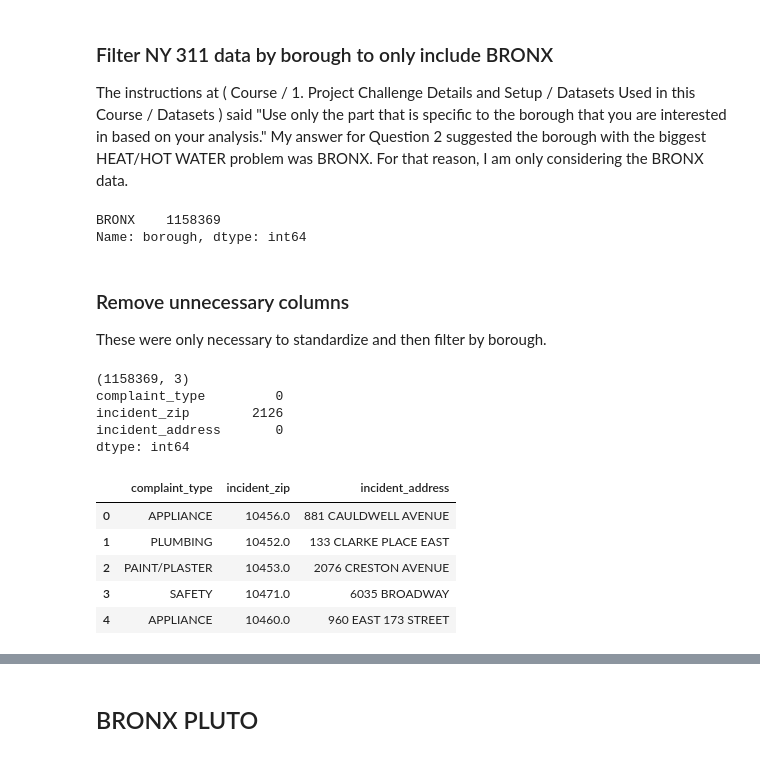
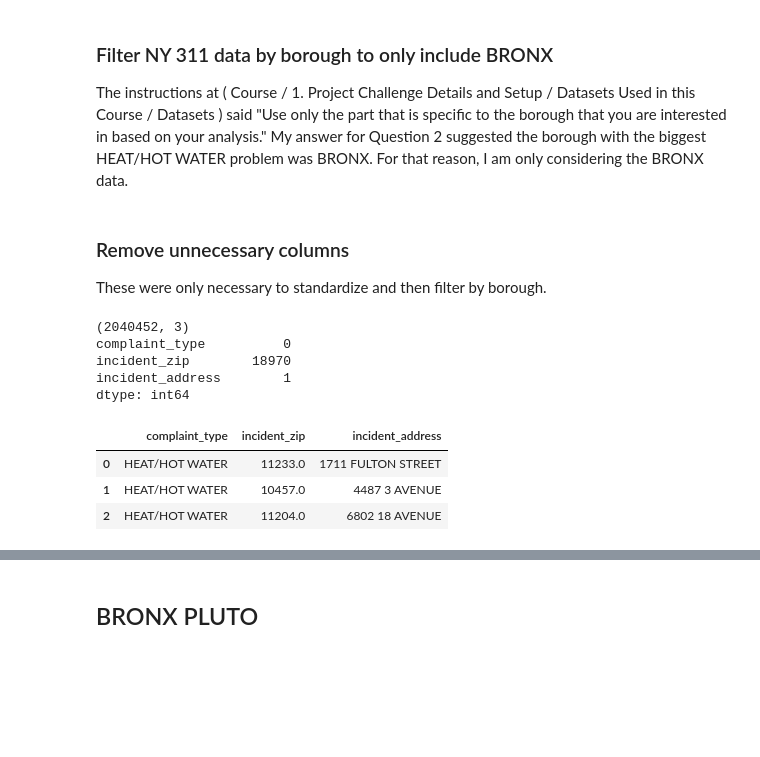
Before and after one commit to JeffBohn/notebooks, a Jupyter notebook: Courses/IBM-DS0720EN-Capstone/notebook3.ipynb, the cells around one changed output, grey strips where cells are left out. Drawn from its saved outputs; the diff is of its cells as text; code cells hidden in the pictures; blank space fills up the shorter version.

```diff
--- a/Courses/IBM-DS0720EN-Capstone/notebook3.ipynb
+++ b/Courses/IBM-DS0720EN-Capstone/notebook3.ipynb
@@ -77,7 +86,7 @@ Observations with missing or malformed data elements will need to be corrected o
 b311.drop(['created_date','street_name','address_type','resolution_description','closed_date','location_type','status','unique_key','latitude','longitude'], axis=1, inplace=True)
 #Only use the combined "heating and hot water" complaints determined from Question 1.
 b311['complaint_type'] = b311['complaint_type'].str.upper()
-b311.drop(b311[b311["complaint_type"].isin(["HEAT/HOT WATER","HEATING"])==True].index, axis=0, inplace=True)
+b311.drop(b311[b311["complaint_type"].isin(["HEAT/HOT WATER","HEATING"])==False].index, axis=0, inplace=True)
 b311.reset_index(drop=True, inplace=True)
 #Adjust all relevant strings to uppercase so different casing won't appear as separate values.
 b311['incident_address'] = b311['incident_address'].str.upper()
@@ -164,31 +173,26 @@ Name: borough, dtype: int64
 ### Filter NY 311 data by borough to only include BRONX
 The instructions at ( Course / 1. Project Challenge Details and Setup / Datasets Used in this Course / Datasets ) said "Use only the part that is specific to the borough that you are interested in based on your analysis."  My answer for Question 2 suggested the borough with the biggest HEAT/HOT WATER problem was BRONX.  For that reason, I am only considering the BRONX data.
 # %%
-b311.drop(b311[(b311["borough"]!='BRONX')].index, axis=0, inplace=True)
-b311.reset_index(drop=True, inplace=True)
-b311['borough'].value_counts()
+#b311.drop(b311[(b311["borough"]!='BRONX')].index, axis=0, inplace=True)
+#b311.reset_index(drop=True, inplace=True)
+#b311['borough'].value_counts()
-# %% [output]
-BRONX    1158369
-Name: borough, dtype: int64
 # %% [markdown]
 ### Remove unnecessary columns
 These were only necessary to standardize and then filter by borough.
 # %%
 #Remove columns no longer necessary
 b311.drop(['borough','city'], axis=1, inplace=True)
 print(b311.shape)
 print(b311.isnull().sum())
-b311.head()
+b311.head(3)
 # %% [output]
-(1158369, 3)
-complaint_type         0
-incident_zip        2126
-incident_address       0
+(2040452, 3)
+complaint_type          0
+incident_zip        18970
+incident_address        1
 dtype: int64
 |  | complaint_type | incident_zip | incident_address |
-| 0 | APPLIANCE | 10456.0 | 881 CAULDWELL AVENUE |
-| 1 | PLUMBING | 10452.0 | 133 CLARKE PLACE EAST |
-| 2 | PAINT/PLASTER | 10453.0 | 2076 CRESTON AVENUE |
-| 3 | SAFETY | 10471.0 | 6035 BROADWAY |
-| 4 | APPLIANCE | 10460.0 | 960 EAST 173 STREET |
+| 0 | HEAT/HOT WATER | 11233.0 | 1711 FULTON STREET |
+| 1 | HEAT/HOT WATER | 10457.0 | 4487 3 AVENUE |
+| 2 | HEAT/HOT WATER | 11204.0 | 6802 18 AVENUE |
 # %%
```
Also changed, not shown: parts of 83 cells of this notebook.
